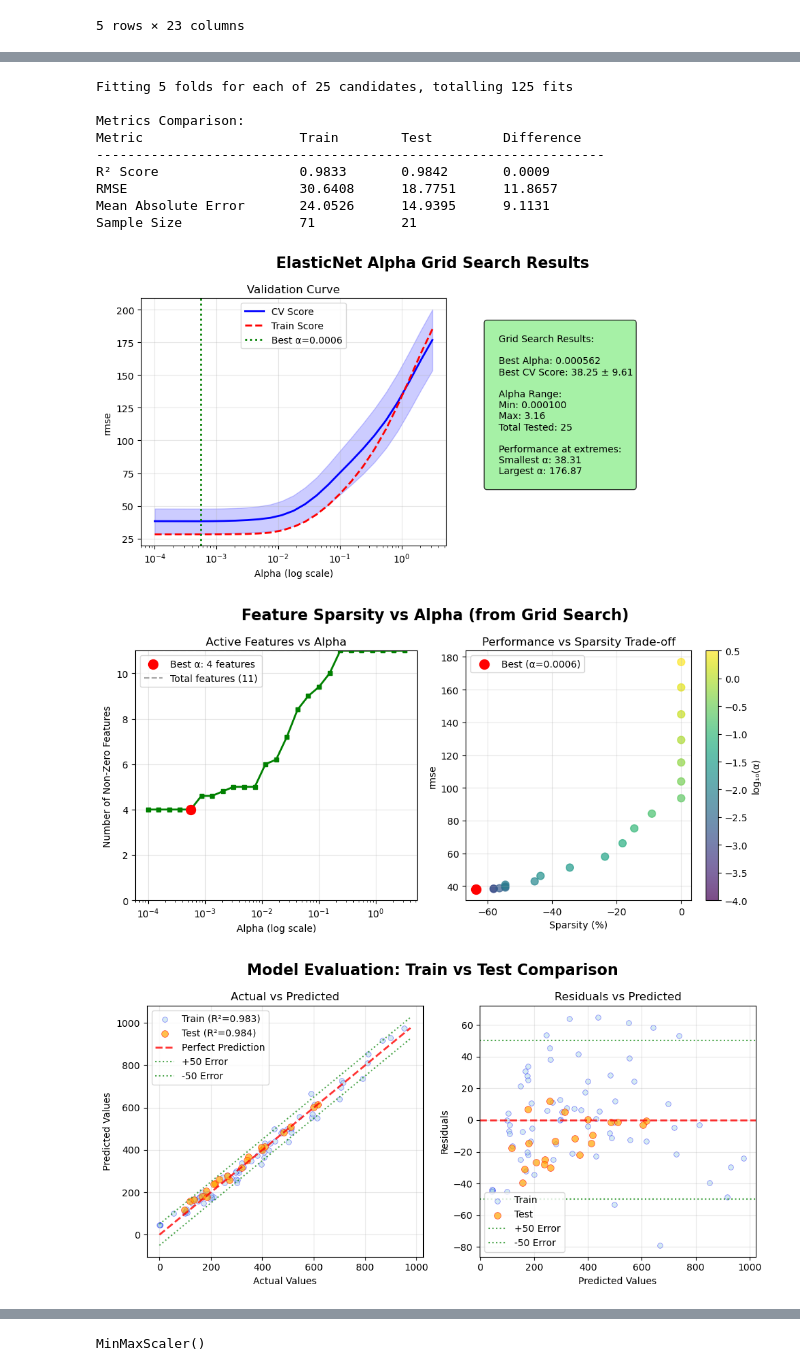
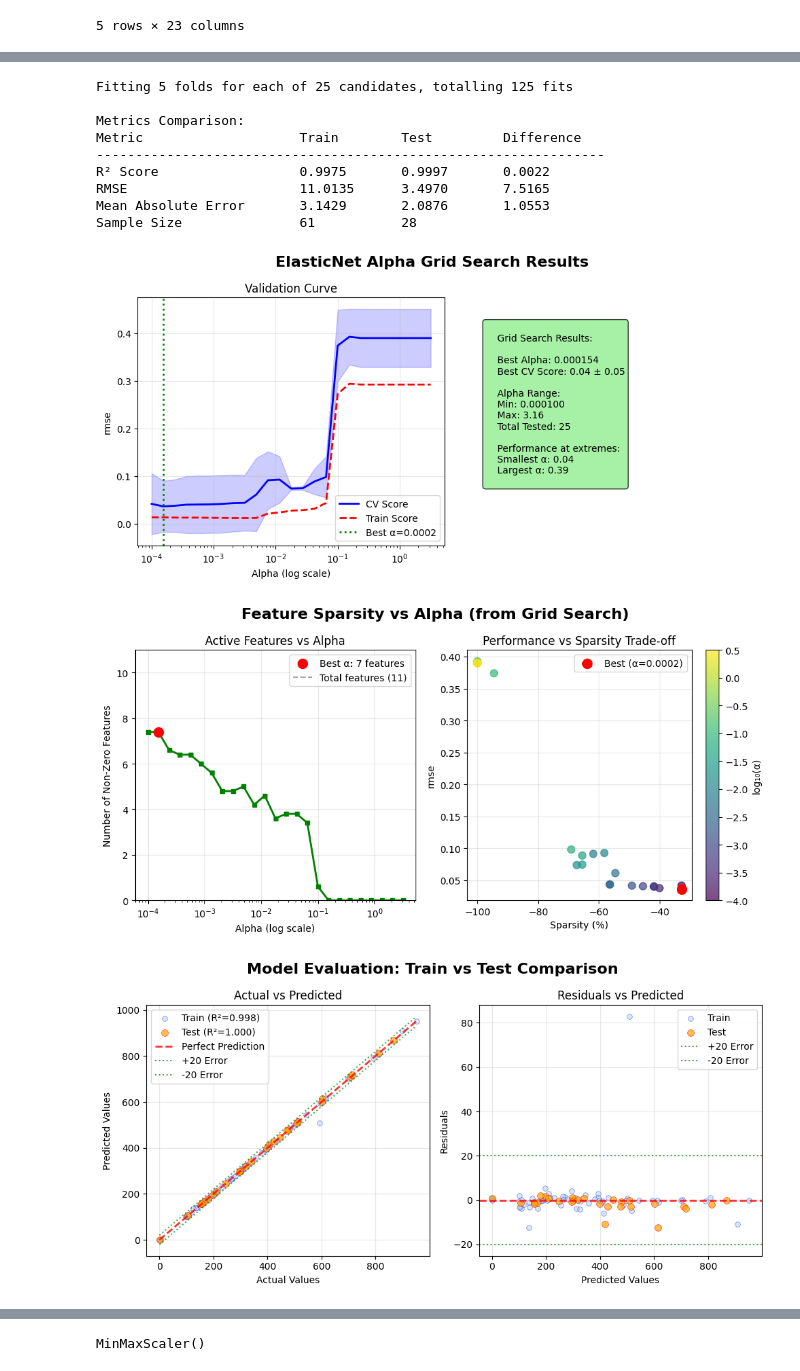
Before and after one commit to jonnor/embeddedml, a Jupyter notebook: handson/luxmeter/notebooks/Untitled.ipynb, the cells around one changed output, grey strips where cells are left out. Cells and saved outputs as stored; diff of their text form; code cells hidden in the pictures.

Commit message:
luxmeter: Scale by specified sensitivities
Also try out baseline models, and clean some outliers

```diff
--- a/handson/luxmeter/notebooks/Untitled.ipynb
+++ b/handson/luxmeter/notebooks/Untitled.ipynb
@@ -30,7 +72,9 @@ data.head(5)
 # %%
-#sampled = data.groupby('filename', group_keys=False).sample(frac=1.0)
-sampled = data.groupby('filename', group_keys=False).sample(frac=0.10)
-#sampled = data.groupby('filename', group_keys=False).apply(lambda df: df.head(7).tail(1))
+sampled = data.groupby('filename', group_keys=False).sample(frac=0.20)
+
+numeric_cols = sampled.select_dtypes(include=['int16', 'float']).columns
+sampled[numeric_cols] = sampled[numeric_cols].astype(float)
+
 avg = sampled.groupby('filename').agg('median', numeric_only=True)
 #avg = data.groupby('filename').agg('median', numeric_only=True)
 avg.head()
@@ -45 +89,6 @@ avg.head()
 5 rows × 21 columns
+# %%
+scaled = avg.copy()
+c = channels.reset_index().set_index('feature')
+scaled.loc[:, c.index] = scaled.loc[:, c.index] * c.sensitivity
+scaled
@@ -46,23 +126,42 @@ avg.head()
 # %%
-
-from train import create_pipeline, evaluate_pipeline
+from train import create_pipeline, evaluate_pipeline, IdentityScaler
 
 #sub = avg[avg.colortemp == 2500]
-sub = avg.copy()
+sub = scaled.copy()
+sub = sub[sub.index != 'rgb1_280h_445lux.npy']
+sub = sub[sub.index != 'rgb33_0h_55lux.npy']
+sub = sub[sub.index != 'one_2500k_589lux.npy']
 
-est = create_pipeline()
-pipeline, features = evaluate_pipeline(est, sub)
+narrowband = list(set([c for c in sub.columns if c.startswith('ch_F')]) - set(['ch_FY'])) # avoid including both FY and F5, because overlapping
+narrowband = list(set([c for c in sub.columns if c.startswith('ch_F')]) - set(['ch_F5'])) # avoid including both FY and F5, because overlapping
+
+# Photopic luminous efficacy of radiation has a maximum possible value of 683.002 lm/W
+PHOTOPIC_LUMINOUS_EFFICACY = 683.0
+sub['lux'] = sub['lux'] / PHOTOPIC_LUMINOUS_EFFICACY
+sub['photopic_lux'] = (sub[narrowband] * c.photopic_weight).sum(axis=1)
+
+features = None
+#features = list(set([c for c in sub.columns if c.startswith('ch_F')]) - set(['ch_FXL']))
+#features = ['ch_F5', 'ch_F7', 'ch_F8']
+#features = ['ch_FY']
+#features = narrowband
+#features = ['photopic_lux']
+
+#features = narrowband + ['calc']
+
+est = create_pipeline(positive=False, scaler=IdentityScaler, fit_intercept=True)
+pipeline, features = evaluate_pipeline(est, sub, features=features, scale_predict=PHOTOPIC_LUMINOUS_EFFICACY)
 None
 # %% [output]
 Fitting 5 folds for each of 25 candidates, totalling 125 fits
 
 Metrics Comparison:
 Metric                    Train        Test         Difference
 -----------------------------------------------------------------
-R² Score                  0.9833       0.9842       0.0009
-RMSE                      30.6408      18.7751      11.8657
-Mean Absolute Error       24.0526      14.9395      9.1131
-Sample Size               71           21
+R² Score                  0.9975       0.9997       0.0022
+RMSE                      11.0135      3.4970       7.5165
+Mean Absolute Error       3.1429       2.0876       1.0553
+Sample Size               61           28
-[figure, old version]
+[figure, new version]
-[figure, old version]
+[figure, new version]
-[figure, old version]
+[figure, new version]
```
Also changed, not shown: parts of 22 cells of this notebook, 3 other files.
